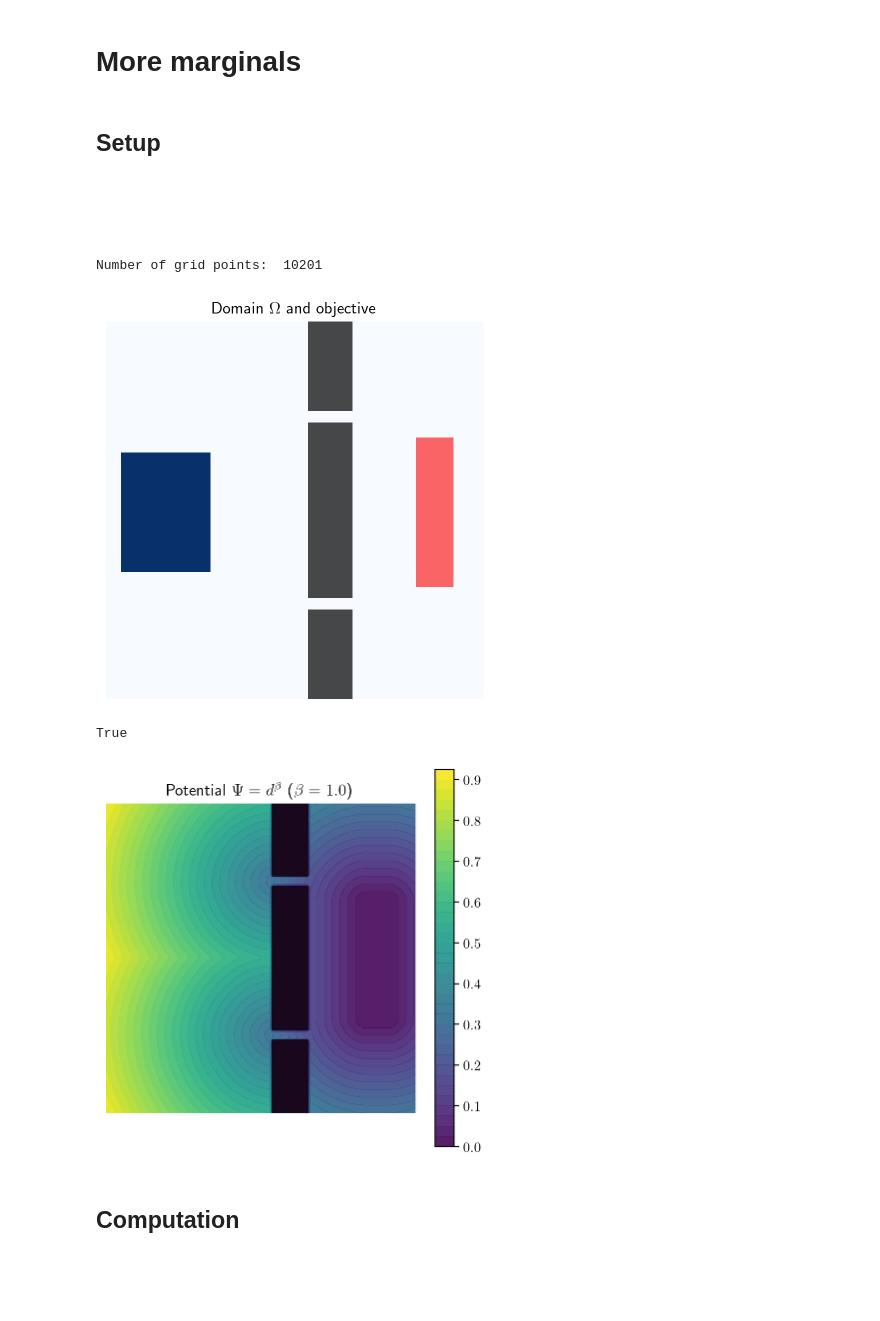
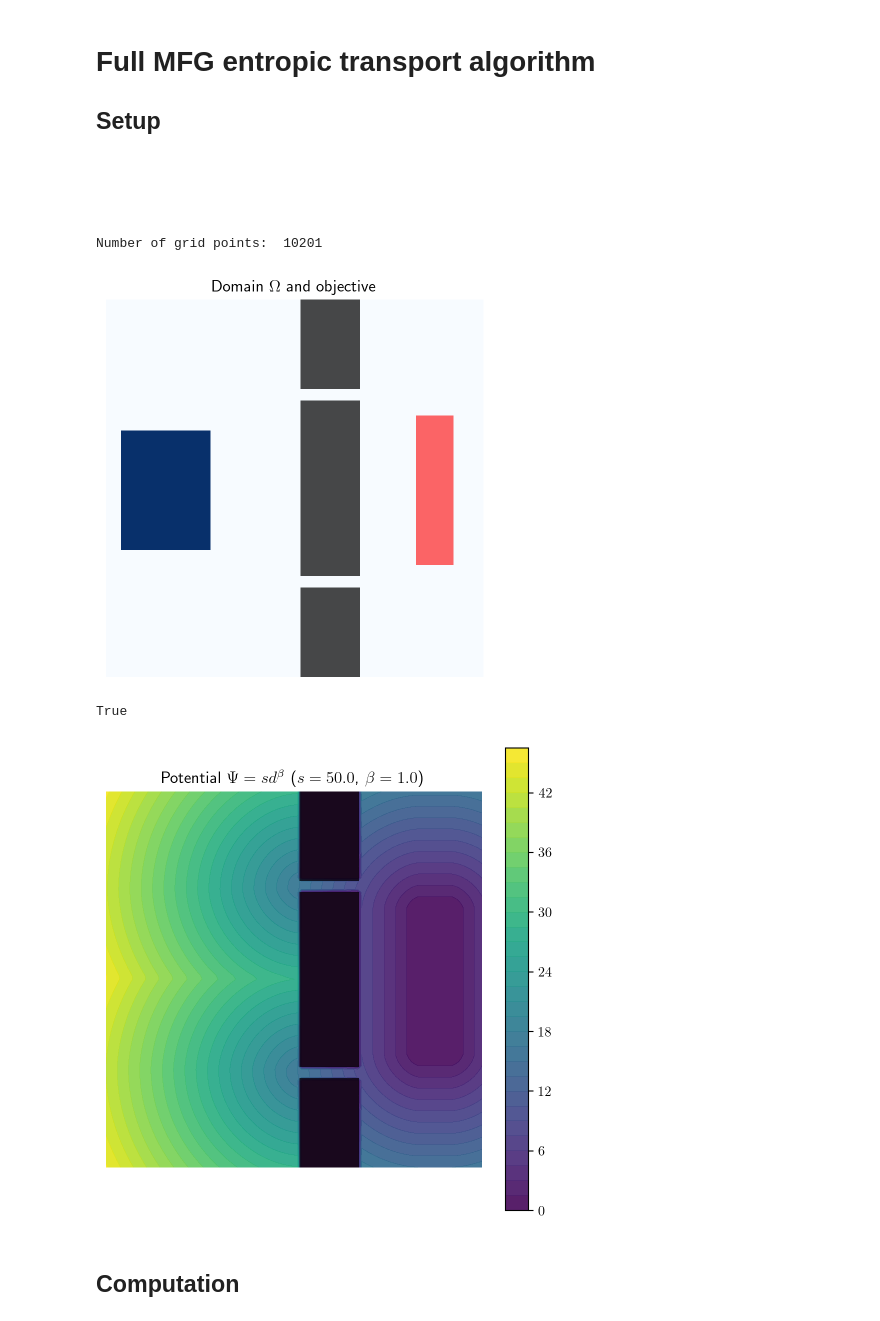
Before and after one commit to ManifoldFR/mva-optimaltransport, a Jupyter notebook: project/multistep.ipynb, the cells around one changed output. Saved outputs shown, nothing was run; the diff lists cells and outputs as text; code cells hidden in the pictures; blank space fills up the shorter version.

```diff
--- a/project/multistep.ipynb
+++ b/project/multistep.ipynb
@@ -28,7 +30,7 @@ from typing import List
 /home/manifold/Documents/pyprojects/mva-optimaltransport/project
-# %% [markdown]
-# More marginals
 # %% [markdown]
+# Full MFG entropic transport algorithm
+
 ## Setup
 
 $\newcommand{\NN}{\mathbb N}$
@@ -83,20 +85,19 @@ exit_layer[exit_mask, 3] = 1.
 # Plot
 fig = plt.figure()
 plot_domain(domain_img, extent=extent)
-plot_measure(rho_0, extent=extent)
-plot_domain(exit_layer, alpha=.6)
+plot_measure(rho_0, extent=extent, cmap=cm.Blues)
+plot_domain(exit_layer, alpha=.6, extent=extent)
 plt.title("Domain $\\Omega$ and objective")
 plt.axis('image')
 plt.axis('off');
 # %% [output]
 Number of grid points:  10201
-[figure, old version]
+[figure, new version]
 # %%
 fig.savefig(IMAGE_DIR+"room_setup.pdf", bbox_inches='tight')
 # %%
 from utils import fast_sweep
 
-# Use a HJ potential
 speed_field = np.ones((ny, nx))
 speed_field[mask] = 1e3  # "Kill" walking through the obstacles
 
@@ -105,7 +106,8 @@ sweep_iters = 140
 potential_new_ = fast_sweep(speed_field, dx, exit_mask,
                             sweep_iters)
 beta = 1.
-potential_new_ = potential_new_ ** beta
+premul = 50
+potential_new_ = premul * potential_new_ ** beta
 
 print(dx == dy)
 # %% [output]
@@ -113,21 +115,22 @@ True
 # %%
 alphm = .9
 
 fig = plt.figure()
 ax = fig.add_subplot()
 im_ = ax.contourf((1-mask)*potential_new_,
                   extent=extent, alpha=alphm, levels=40)
 #im_ = plot_measure((1-mask) * potential_new_, extent=extent, alpha=alphm, cmap=cm.viridis)
 plot_domain(domain_img, extent=extent)
 #plot_domain(exit_layer, alpha=.3)
 
-ax.set_title("Potential $\\Psi = d^\\beta$ ($\\beta=%.1f$)"
-             % beta)
+ax.set_title("Potential $\\Psi = sd^\\beta$ ($s=%.1f$, $\\beta=%.1f$)"
+             % (premul, beta))
 #ax.set_aspect('auto')
 fig.colorbar(im_)
 plt.axis('off');
+plt.tight_layout();
 # %% [output]
-[figure, old version]
+[figure, new version]
 # %%
 fig.savefig(IMAGE_DIR+"room_potential.pdf", bbox_inches='tight')
 # %% [markdown]
```
Also changed, not shown: parts of 18 cells of this notebook, 39 other files.
